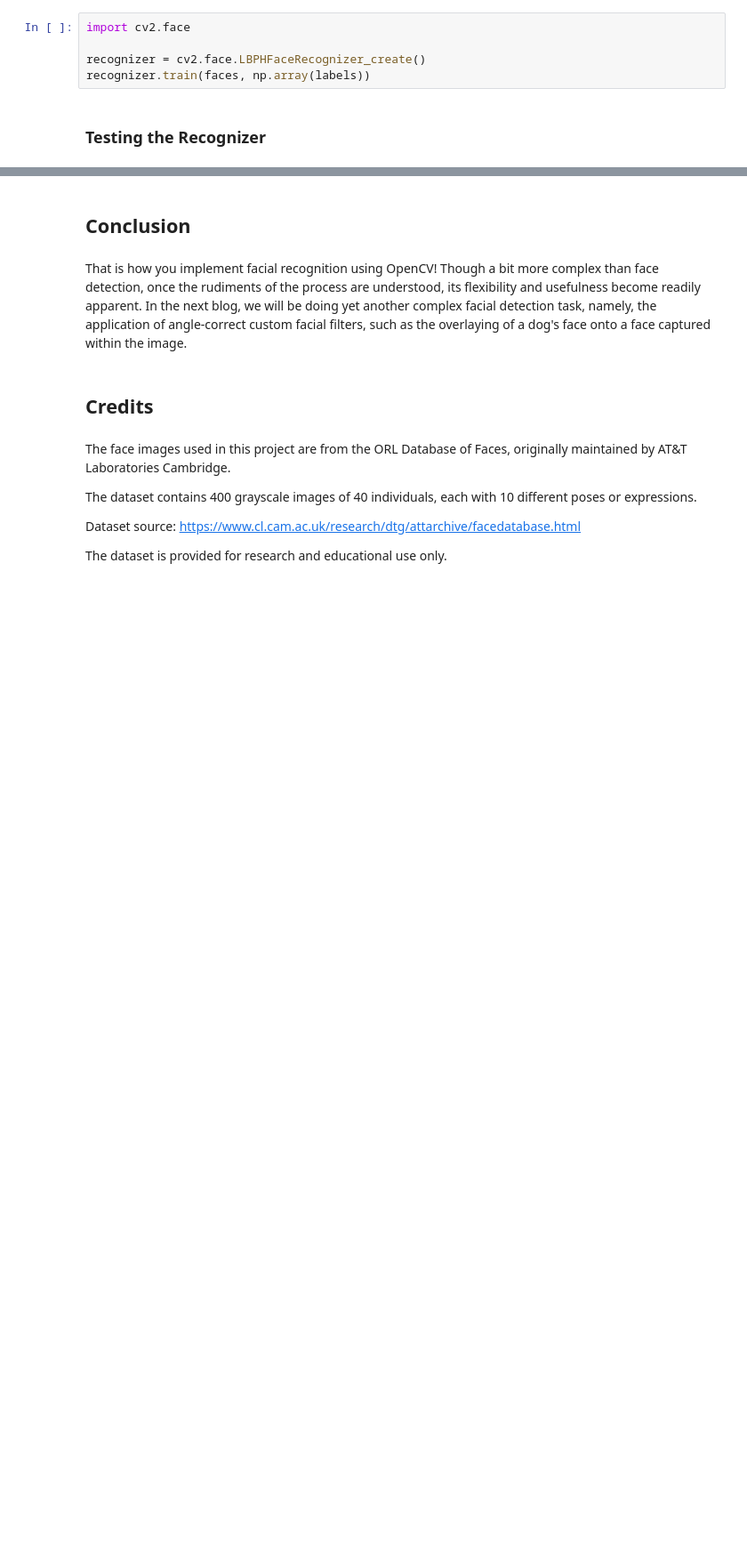
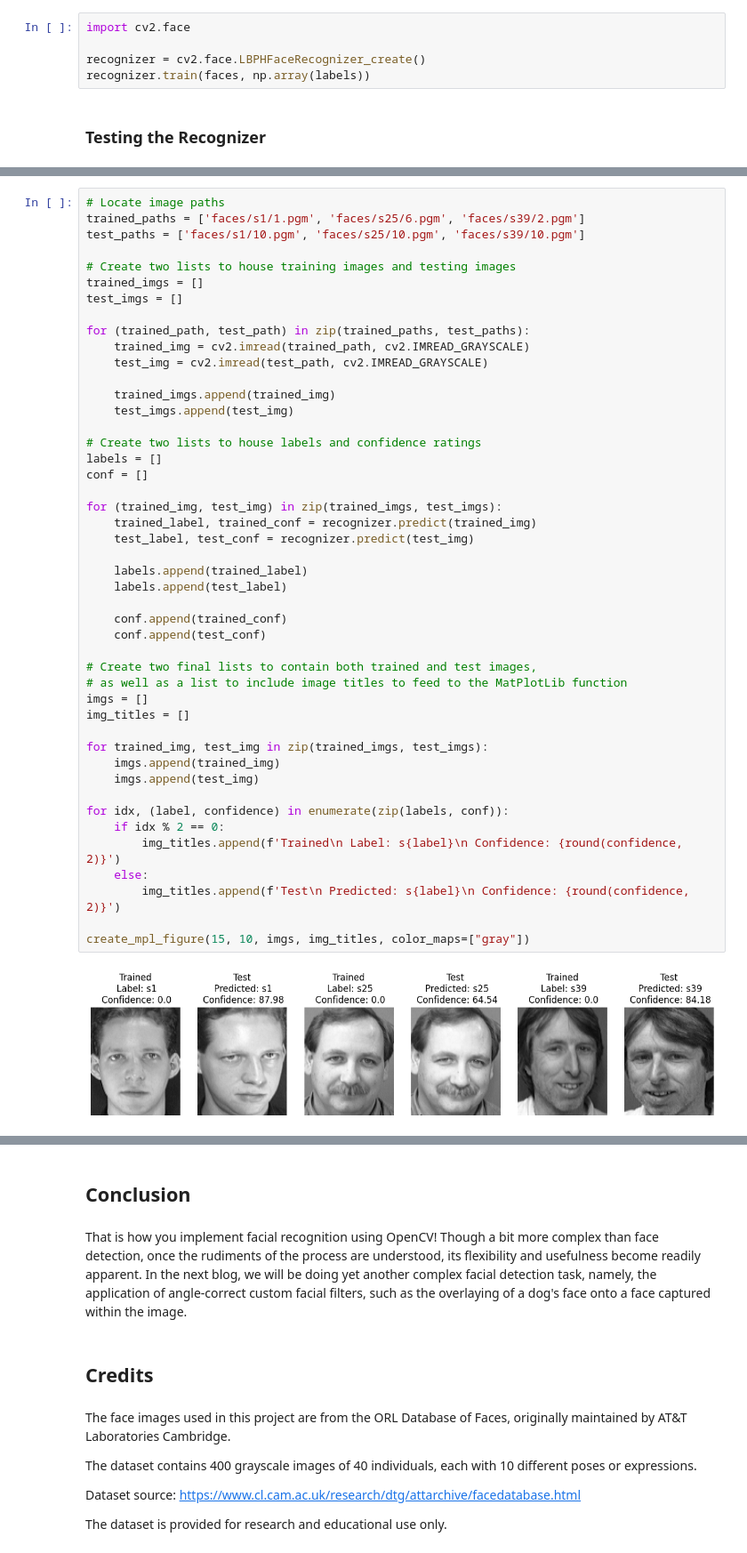
Before and after one commit to SoftwareSushi/opencv-blog, a Jupyter notebook: notebooks/opencv_face_detection/face_recognition.ipynb, the cells around one changed output, grey strips where cells are left out. Shown at 89% size. Saved outputs shown, nothing was run; the diff lists cells and outputs as text; blank space fills up the shorter version.

Commit message:
feat: add finalized face recognition blog

```diff
--- a/notebooks/opencv_face_detection/face_recognition.ipynb
+++ b/notebooks/opencv_face_detection/face_recognition.ipynb
@@ -208,0 +153,48 @@ create_mpl_figure(15, 10, imgs, img_titles, color_maps=["gray"])
+# %%
+# Locate image paths
+trained_paths = ['faces/s1/1.pgm', 'faces/s25/6.pgm', 'faces/s39/2.pgm']
+test_paths = ['faces/s1/10.pgm', 'faces/s25/10.pgm', 'faces/s39/10.pgm']
+
+# Create two lists to house training images and testing images
+trained_imgs = []
+test_imgs = []
+
+for (trained_path, test_path) in zip(trained_paths, test_paths):
+    trained_img = cv2.imread(trained_path, cv2.IMREAD_GRAYSCALE)
+    test_img = cv2.imread(test_path, cv2.IMREAD_GRAYSCALE)
+
+    trained_imgs.append(trained_img)
+    test_imgs.append(test_img)
+
+# Create two lists to house labels and confidence ratings
+labels = []
+conf = []
+
+for (trained_img, test_img) in zip(trained_imgs, test_imgs):
+    trained_label, trained_conf = recognizer.predict(trained_img)
+    test_label, test_conf = recognizer.predict(test_img)
+
+    labels.append(trained_label)
+    labels.append(test_label)
+
+    conf.append(trained_conf)
+    conf.append(test_conf)
+
+# Create two final lists to contain both trained and test images,
+# as well as a list to include image titles to feed to the MatPlotLib function
+imgs = []
+img_titles = []
+
+for trained_img, test_img in zip(trained_imgs, test_imgs):
+    imgs.append(trained_img)
+    imgs.append(test_img)
+
+for idx, (label, confidence) in enumerate(zip(labels, conf)):
+    if idx % 2 == 0:
+        img_titles.append(f'Trained\n Label: s{label}\n Confidence: {round(confidence, 2)}')
+    else:
+        img_titles.append(f'Test\n Predicted: s{label}\n Confidence: {round(confidence, 2)}')
+
+create_mpl_figure(15, 10, imgs, img_titles, color_maps=["gray"])
+# %% [output]
+[figure, added]
```
Also changed, not shown: parts of 33 cells of this notebook, 6 other files.
